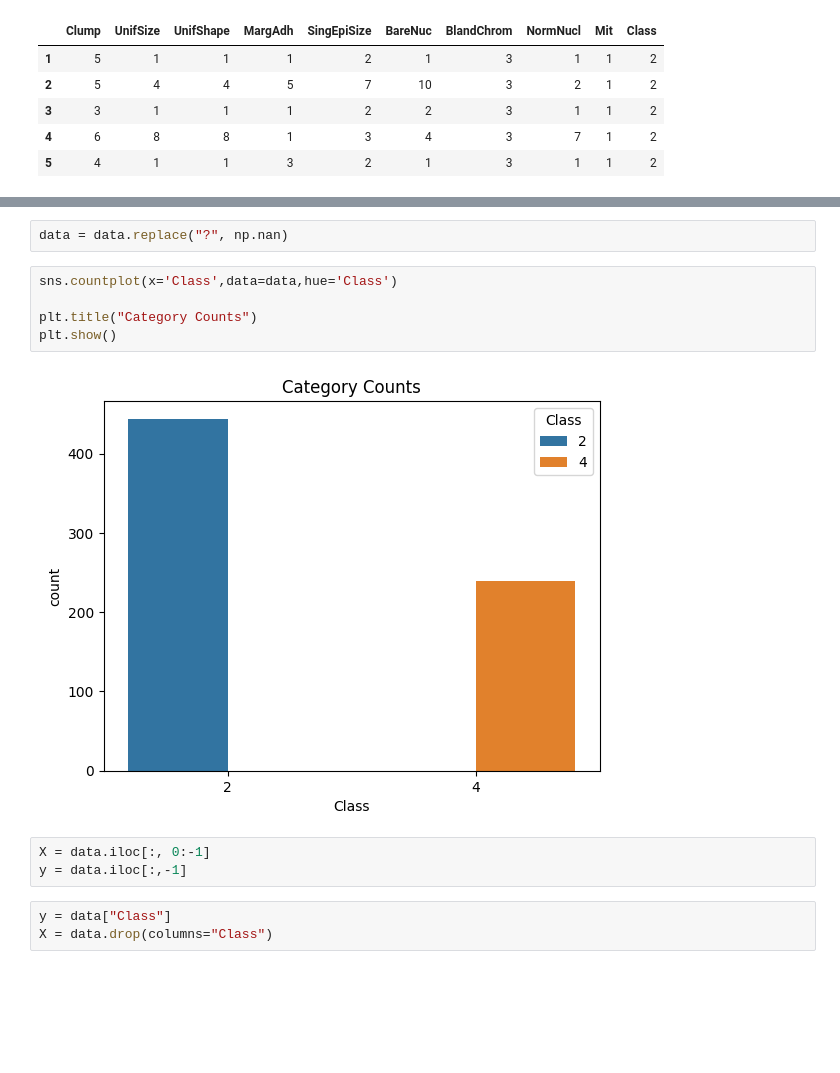
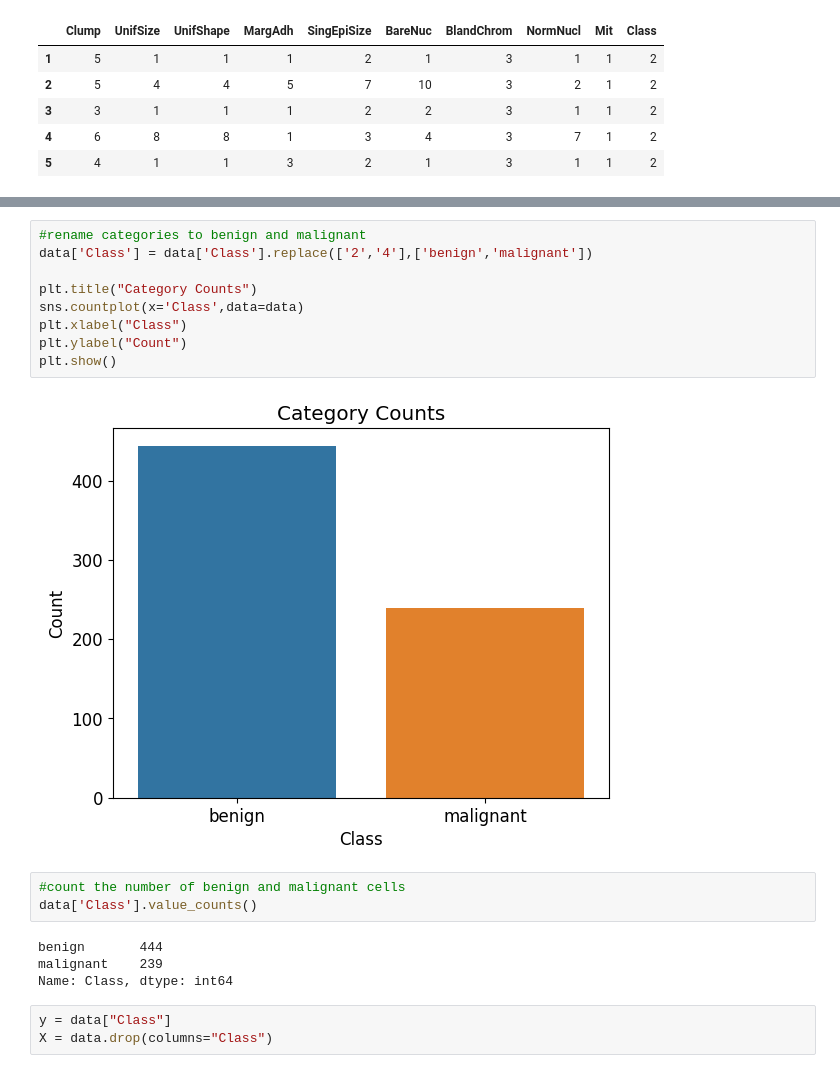
Before and after one commit to ludoria/ZavrsniRad-DoriaHerceg, a Jupyter notebook: nb/naive-bayes-cells.ipynb, the cells around one changed output, grey strips where cells are left out. Cells and saved outputs as stored; diff of their text form; blank space fills up the shorter version.

```diff
--- a/nb/naive-bayes-cells.ipynb
+++ b/nb/naive-bayes-cells.ipynb
@@ -49,15 +27,21 @@ Index(['Clump', 'UnifSize', 'UnifShape', 'MargAdh', 'SingEpiSize', 'BareNuc',
-# %%
-data = data.replace("?", np.nan)
-# %%
-sns.countplot(x='Class',data=data,hue='Class')
-
-plt.title("Category Counts")
-plt.show()
-# %% [output]
-[figure, removed]
-# %%
-X = data.iloc[:, 0:-1]
-y = data.iloc[:,-1]
+# %%
+#rename categories to benign and malignant
+data['Class'] = data['Class'].replace(['2','4'],['benign','malignant'])
+
+plt.title("Category Counts")
+sns.countplot(x='Class',data=data)
+plt.xlabel("Class")
+plt.ylabel("Count")
+plt.show()
+# %% [output]
+[figure, added]
+# %%
+#count the number of benign and malignant cells
+data['Class'].value_counts()
+# %% [output]
+benign       444
+malignant    239
+Name: Class, dtype: int64
 # %%
 y = data["Class"]
 X = data.drop(columns="Class")
```
Also changed, not shown: parts of 13 cells of this notebook, 4 other files.
